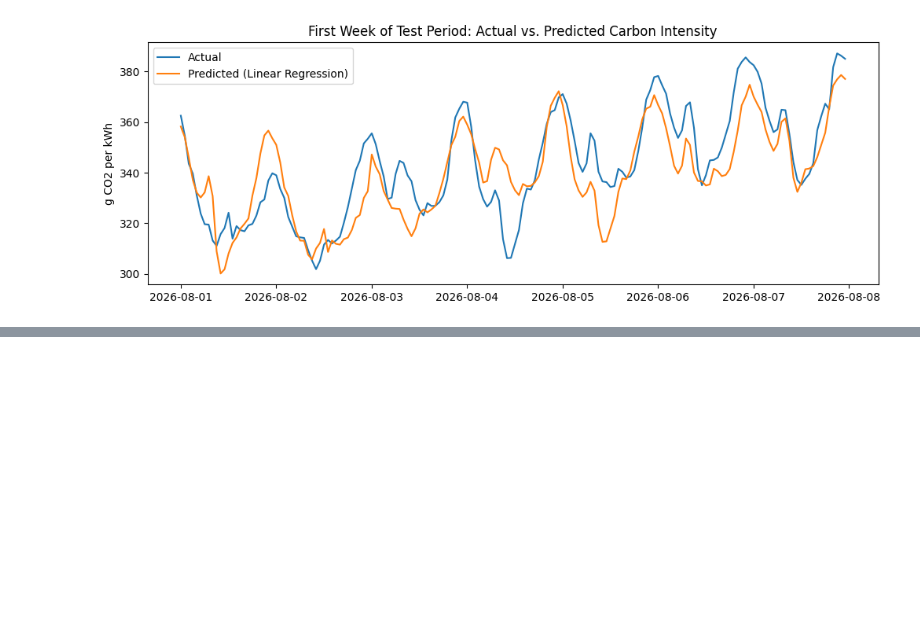
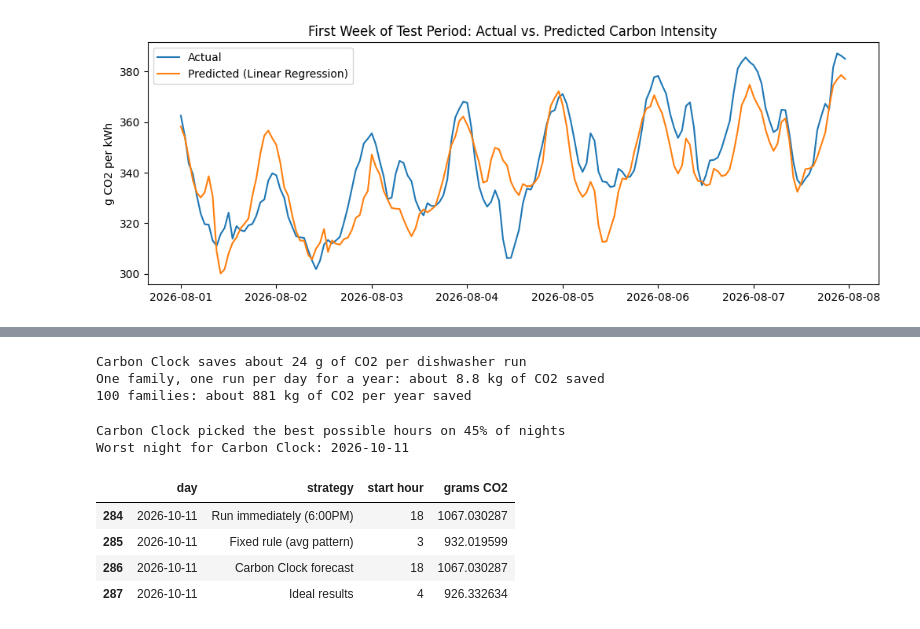
Before and after one commit to drgdlr09/Carbon_Clock, a Jupyter notebook: Carbon_Clock.ipynb, the cells around one changed output, grey strips where cells are left out. Saved outputs shown, nothing was run; the diff lists cells and outputs as text; code cells hidden in the pictures; blank space fills up the shorter version.

Commit message:
Scheduling/testing model in action

```diff
--- a/Carbon_Clock.ipynb
+++ b/Carbon_Clock.ipynb
@@ -177,0 +202,25 @@ plt.show()
+# %%
+rows = []
+first_day = test.index.min().normalize()
+last_day = test.index.max().normalize()
+
+for day in pd.date_range(first_day, last_day, freq="D"):
+    window = test.loc[day + pd.Timedelta(hours=18): day + pd.Timedelta(hours=30)]  # 6:00 PM - 6:00 AM
+    if len(window) != 13:  # skip nights with missing hours or daylight-saving changes
+        continue
+
+    actual = window[target].values
+    starts = {
+        "Run immediately (6:00PM)": 0,
+        "Fixed rule (avg pattern)": best_start(avg_by_hour[window["hour"]].values, run_hours),
+        "Carbon Clock forecast": best_start(window["predicted"].values, run_hours),
+        "Ideal results": best_start(actual, run_hours),
+    }
+
+    for name, start in starts.items():
+        grams = actual[start:start + run_hours].sum() * dw_power  # always graded on ACTUAL values
+        rows.append({"day": day.date(), "strategy": name,
+                     "start hour": window["hour"].iloc[start], "grams CO2": grams})
+
+sched = pd.DataFrame(rows)
+print("Nights tested:", sched["day"].nunique())
@@ -177,0 +243,26 @@ plt.show()
+# %%
+saved = immediate - avg_grams["Carbon Clock forecast"]
+print(f"Carbon Clock saves about {saved:.0f} g of CO2 per dishwasher run")
+print(f"One family, one run per day for a year: about {saved * 365 / 1000:.1f} kg of CO2 saved")
+print(f"100 families: about {saved * 365 * 100 / 1000:.0f} kg of CO2 per year saved")
+# %% [output]
+Carbon Clock saves about 24 g of CO2 per dishwasher run
+One family, one run per day for a year: about 8.8 kg of CO2 saved
+100 families: about 881 kg of CO2 per year saved
+# %%
+wide = sched.pivot(index="day", columns="strategy", values="grams CO2")
+wide["extra vs. perfect"] = wide["Carbon Clock forecast"] - wide["Ideal results"]
+
+print(f"Carbon Clock picked the best possible hours on {(wide['extra vs. perfect'] < 0.5).mean():.0%} of nights")
+
+worst_day = wide["extra vs. perfect"].idxmax()
+print("Worst night for Carbon Clock:", worst_day)
+sched[sched["day"] == worst_day]
+# %% [output]
+Carbon Clock picked the best possible hours on 45% of nights
+Worst night for Carbon Clock: 2026-10-11
+|  | day | strategy | start hour | grams CO2 |
+| 284 | 2026-10-11 | Run immediately (6:00PM) | 18 | 1067.030287 |
+| 285 | 2026-10-11 | Fixed rule (avg pattern) | 3 | 932.019599 |
+| 286 | 2026-10-11 | Carbon Clock forecast | 18 | 1067.030287 |
+| 287 | 2026-10-11 | Ideal results | 4 | 926.332634 |
```
Also changed, not shown: parts of 9 cells of this notebook.
